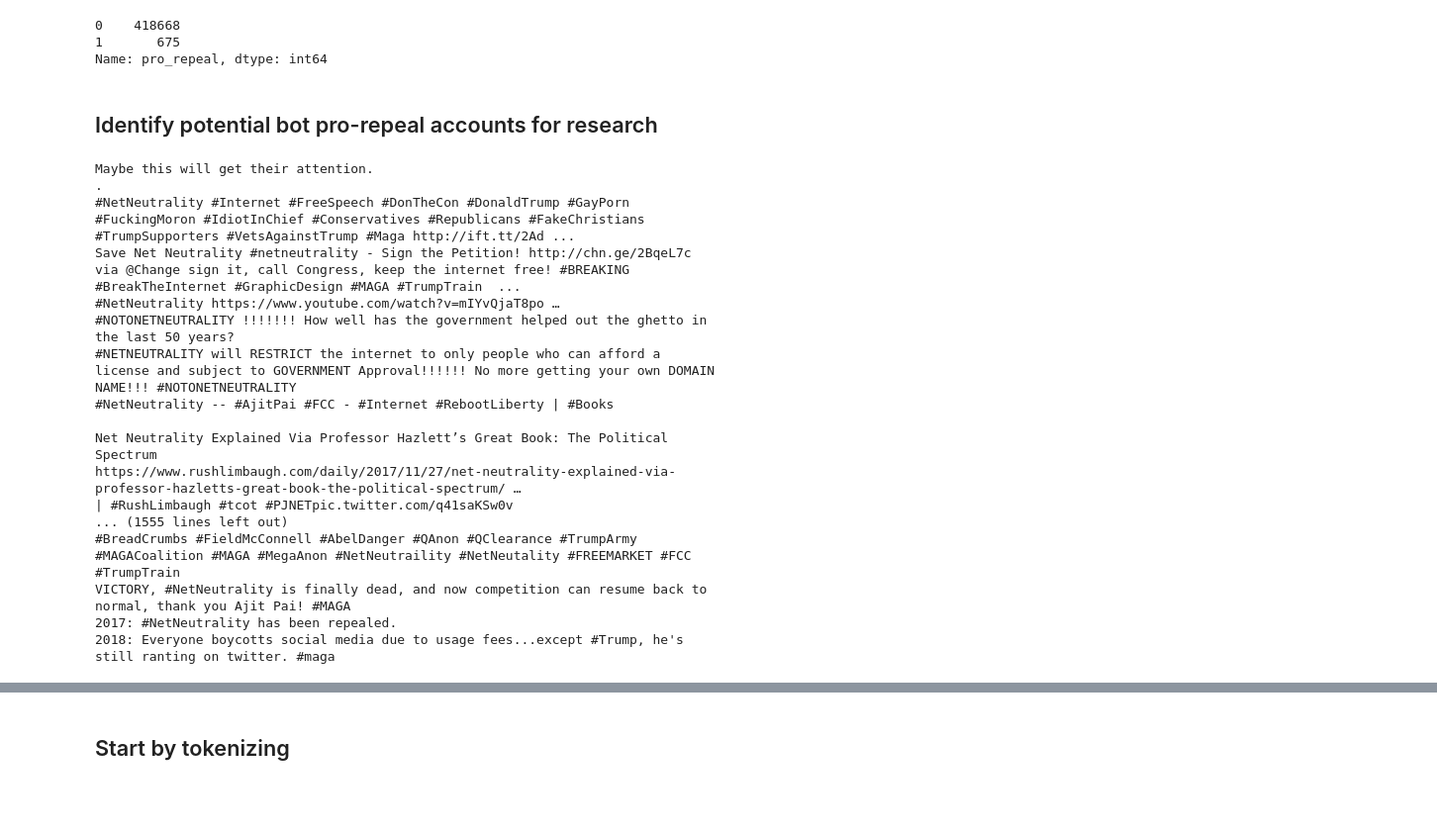
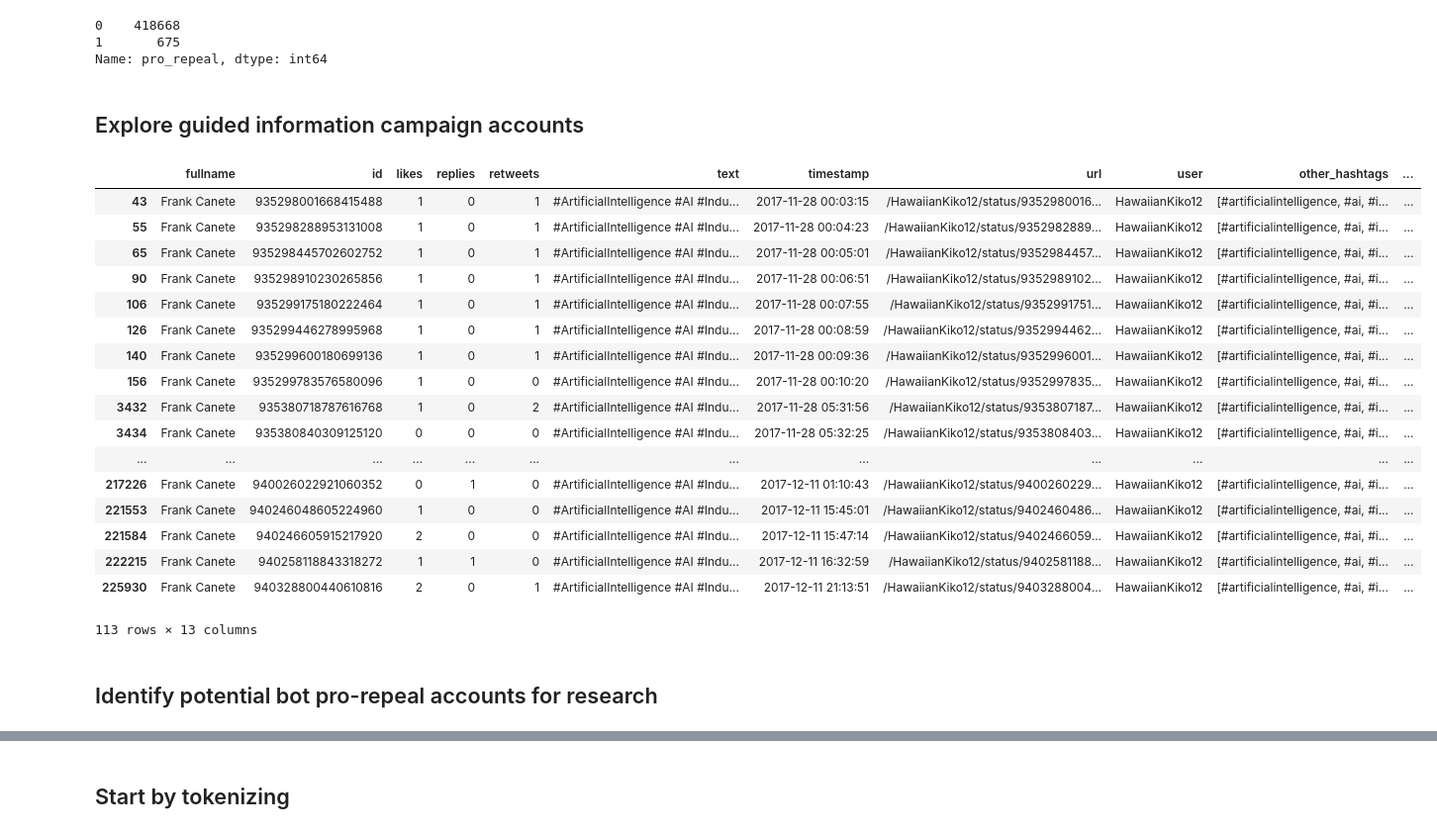
Before and after one commit to tylernwatson/galvanize_dsi_capstone, a Jupyter notebook: EDA.ipynb, the cells around one changed output, grey strips where cells are left out. Shown at 99% size. Drawn from its saved outputs; the diff is of its cells as text; code cells hidden in the pictures; blank space fills up the shorter version.

```diff
--- a/EDA.ipynb
+++ b/EDA.ipynb
@@ -110,0 +119,9 @@ mega_df["@s"] = mega_df_cleaning["text"].apply(get_mentions)
+# %%
+# Create set of those repeated tweets that showed up 100 or more times in the data. These are the ones I am
+# classifying as large information campaigns.
+
+lg_campaign_tweet_set = set()
+
+for k, v in tweet_dict.items():
+    if v > 99:
+        lg_campaign_tweet_set.add(k)
@@ -110,0 +150,4 @@ mega_df["@s"] = mega_df_cleaning["text"].apply(get_mentions)
+# %%
+# Fortunately I only found one, and it appears to be one person tweeting the same thing 113 times.
+
+lg_campaign_tweet_set.remove('#ArtificialIntelligence #AI #Industry40 #MachineLearning #DeepLearning #GrowthHacking #BigData #BehavioralEconomics #fintech #BlockChain #HealthTech #netneutrality #GMOFREEHAWAII #ALOHA #HAWAII #SURF #EDDIEWOULDGO #CROWDFUNDING #CHEMTRAILS #BITCOIN #IOT #SOCIALMEDIA')
@@ -111,3 +183,7 @@ mega_df["@s"] = mega_df_cleaning["text"].apply(get_mentions)
+# %%
+# Create new column using above function
+
+mega_df['info_campaign'] = mega_df['text'].apply(info_campaign)
 # %% [markdown]
 ## Some simple EDA
 # %%
@@ -259,6 +335,29 @@ Name: pro_repeal, dtype: int64
 
 pro_repeal_users = mega_df['user'][mega_df['pro_repeal'] == 1]
 pro_repeal_users_unique = mega_df['user'][mega_df['pro_repeal'] == 1].unique()
+# %% [markdown]
+## Explore guided information campaign accounts
+# %%
+mega_df[mega_df['text'] == '#ArtificialIntelligence #AI #Industry40 #MachineLearning #DeepLearning #GrowthHacking #BigData #BehavioralEconomics #fintech #BlockChain #HealthTech #netneutrality #GMOFREEHAWAII #ALOHA #HAWAII #SURF #EDDIEWOULDGO #CROWDFUNDING #CHEMTRAILS #BITCOIN #IOT #SOCIALMEDIA']
+# %% [output]
+|  | fullname | id | likes | replies | retweets | text | timestamp | url | user | other_hashtags | ... |
+| 43 | Frank Canete | 935298001668415488 | 1 | 0 | 1 | #ArtificialIntelligence #AI #Indu... | 2017-11-28 00:03:15 | /HawaiianKiko12/status/9352980016... | HawaiianKiko12 | [#artificialintelligence, #ai, #i... | ... |
+| 55 | Frank Canete | 935298288953131008 | 1 | 0 | 1 | #ArtificialIntelligence #AI #Indu... | 2017-11-28 00:04:23 | /HawaiianKiko12/status/9352982889... | HawaiianKiko12 | [#artificialintelligence, #ai, #i... | ... |
+| 65 | Frank Canete | 935298445702602752 | 1 | 0 | 1 | #ArtificialIntelligence #AI #Indu... | 2017-11-28 00:05:01 | /HawaiianKiko12/status/9352984457... | HawaiianKiko12 | [#artificialintelligence, #ai, #i... | ... |
+| 90 | Frank Canete | 935298910230265856 | 1 | 0 | 1 | #ArtificialIntelligence #AI #Indu... | 2017-11-28 00:06:51 | /HawaiianKiko12/status/9352989102... | HawaiianKiko12 | [#artificialintelligence, #ai, #i... | ... |
+| 106 | Frank Canete | 935299175180222464 | 1 | 0 | 1 | #ArtificialIntelligence #AI #Indu... | 2017-11-28 00:07:55 | /HawaiianKiko12/status/9352991751... | HawaiianKiko12 | [#artificialintelligence, #ai, #i... | ... |
+| 126 | Frank Canete | 935299446278995968 | 1 | 0 | 1 | #ArtificialIntelligence #AI #Indu... | 2017-11-28 00:08:59 | /HawaiianKiko12/status/9352994462... | HawaiianKiko12 | [#artificialintelligence, #ai, #i... | ... |
+| 140 | Frank Canete | 935299600180699136 | 1 | 0 | 1 | #ArtificialIntelligence #AI #Indu... | 2017-11-28 00:09:36 | /HawaiianKiko12/status/9352996001... | HawaiianKiko12 | [#artificialintelligence, #ai, #i... | ... |
+| 156 | Frank Canete | 935299783576580096 | 1 | 0 | 0 | #ArtificialIntelligence #AI #Indu... | 2017-11-28 00:10:20 | /HawaiianKiko12/status/9352997835... | HawaiianKiko12 | [#artificialintelligence, #ai, #i... | ... |
+| 3432 | Frank Canete | 935380718787616768 | 1 | 0 | 2 | #ArtificialIntelligence #AI #Indu... | 2017-11-28 05:31:56 | /HawaiianKiko12/status/9353807187... | HawaiianKiko12 | [#artificialintelligence, #ai, #i... | ... |
+| 3434 | Frank Canete | 935380840309125120 | 0 | 0 | 0 | #ArtificialIntelligence #AI #Indu... | 2017-11-28 05:32:25 | /HawaiianKiko12/status/9353808403... | HawaiianKiko12 | [#artificialintelligence, #ai, #i... | ... |
+| ... | ... | ... | ... | ... | ... | ... | ... | ... | ... | ... | ... |
+| 217226 | Frank Canete | 940026022921060352 | 0 | 1 | 0 | #ArtificialIntelligence #AI #Indu... | 2017-12-11 01:10:43 | /HawaiianKiko12/status/9400260229... | HawaiianKiko12 | [#artificialintelligence, #ai, #i... | ... |
+| 221553 | Frank Canete | 940246048605224960 | 1 | 0 | 0 | #ArtificialIntelligence #AI #Indu... | 2017-12-11 15:45:01 | /HawaiianKiko12/status/9402460486... | HawaiianKiko12 | [#artificialintelligence, #ai, #i... | ... |
+| 221584 | Frank Canete | 940246605915217920 | 2 | 0 | 0 | #ArtificialIntelligence #AI #Indu... | 2017-12-11 15:47:14 | /HawaiianKiko12/status/9402466059... | HawaiianKiko12 | [#artificialintelligence, #ai, #i... | ... |
+| 222215 | Frank Canete | 940258118843318272 | 1 | 1 | 0 | #ArtificialIntelligence #AI #Indu... | 2017-12-11 16:32:59 | /HawaiianKiko12/status/9402581188... | HawaiianKiko12 | [#artificialintelligence, #ai, #i... | ... |
+| 225930 | Frank Canete | 940328800440610816 | 2 | 0 | 1 | #ArtificialIntelligence #AI #Indu... | 2017-12-11 21:13:51 | /HawaiianKiko12/status/9403288004... | HawaiianKiko12 | [#artificialintelligence, #ai, #i... | ... |
+113 rows × 13 columns
 # %% [markdown]
 ## Identify potential bot pro-repeal accounts for research
 # %%
@@ -268,27 +367,6 @@ repeal_df = mega_df[mega_df['pro_repeal'] == 1]
 mask = repeal_df["user"].value_counts().values > 1
 multi_post_repeal_users = repeal_df["user"].value_counts()[mask].index
 multi_post_repeal_user_df = pro_mega_df[pro_mega_df["user"].isin(multi_post_users)]
-# %%
-for x in mega_df['text'][mega_df['pro_repeal'] == 1]:
-    print(x)
-# %% [output]
-Maybe this will get their attention.
-.
-#NetNeutrality #Internet #FreeSpeech #DonTheCon #DonaldTrump #GayPorn #FuckingMoron #IdiotInChief #Conservatives #Republicans #FakeChristians #TrumpSupporters #VetsAgainstTrump #Maga http://ift.tt/2Ad ...
-Save Net Neutrality #netneutrality - Sign the Petition! http://chn.ge/2BqeL7c  via @Change sign it, call Congress, keep the internet free! #BREAKING #BreakTheInternet #GraphicDesign #MAGA #TrumpTrain  ...
-#NetNeutrality https://www.youtube.com/watch?v=mIYvQjaT8po …
-#NOTONETNEUTRALITY !!!!!!! How well has the government helped out the ghetto in the last 50 years?
-#NETNEUTRALITY will RESTRICT the internet to only people who can afford a license and subject to GOVERNMENT Approval!!!!!! No more getting your own DOMAIN NAME!!! #NOTONETNEUTRALITY
-#NetNeutrality -- #AjitPai #FCC - #Internet #RebootLiberty | #Books
-
-Net Neutrality Explained Via Professor Hazlett’s Great Book: The Political Spectrum
-https://www.rushlimbaugh.com/daily/2017/11/27/net-neutrality-explained-via-professor-hazletts-great-book-the-political-spectrum/ …
-| #RushLimbaugh #tcot #PJNETpic.twitter.com/q41saKSw0v
-... (1555 lines left out)
-#BreadCrumbs #FieldMcConnell #AbelDanger #QAnon #QClearance #TrumpArmy #MAGACoalition #MAGA #MegaAnon #NetNeutraility #NetNeutality #FREEMARKET #FCC #TrumpTrain
-VICTORY, #NetNeutrality is finally dead, and now competition can resume back to normal, thank you Ajit Pai! #MAGA
-2017: #NetNeutrality has been repealed.
-2018: Everyone boycotts social media due to usage fees...except #Trump, he's still ranting on twitter. #maga
 # %%
 from nltk.tokenize import TweetTokenizer
 from nltk.corpus import stopwords
```
Also changed, not shown: parts of 16 cells of this notebook.
